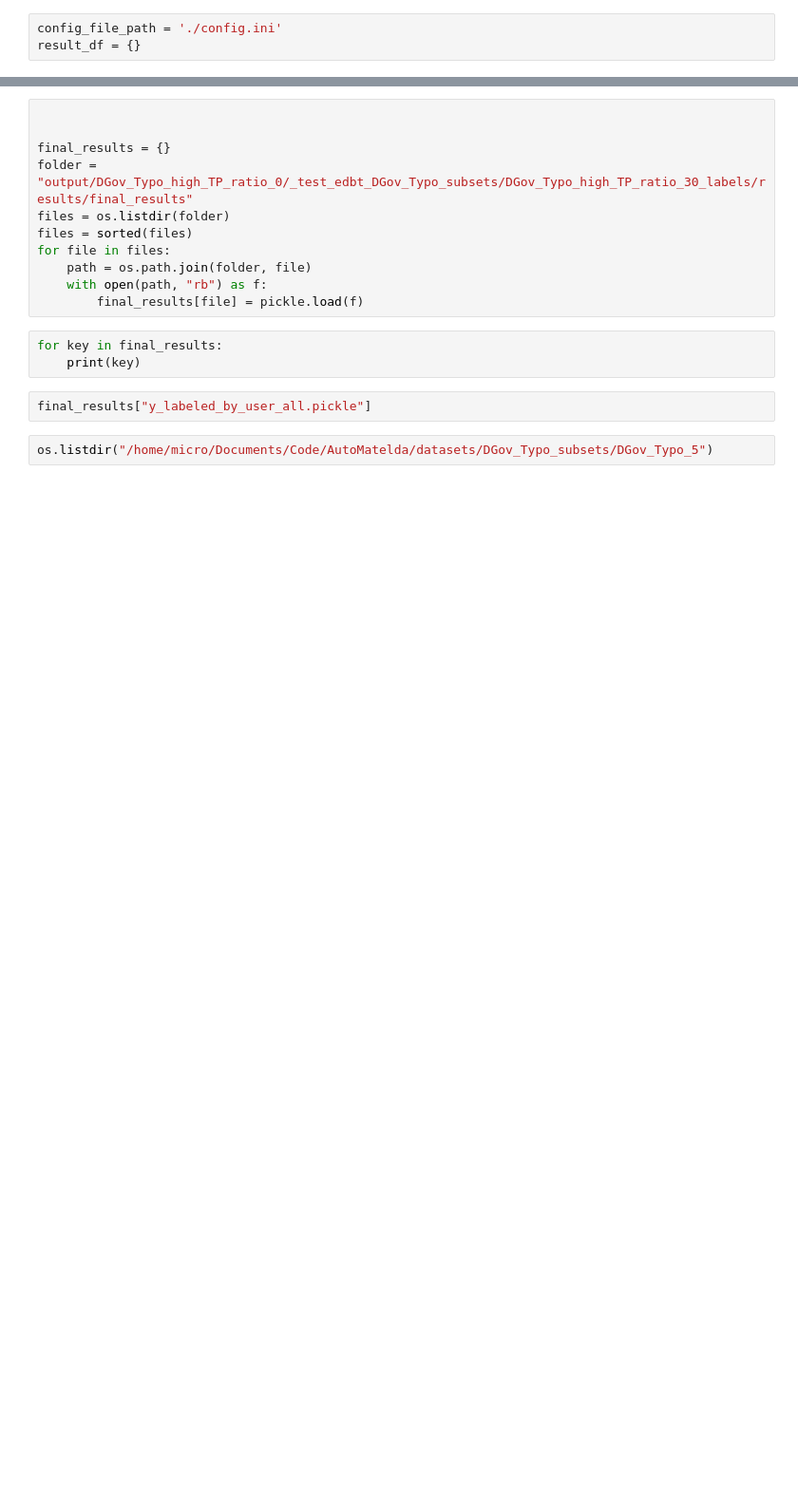
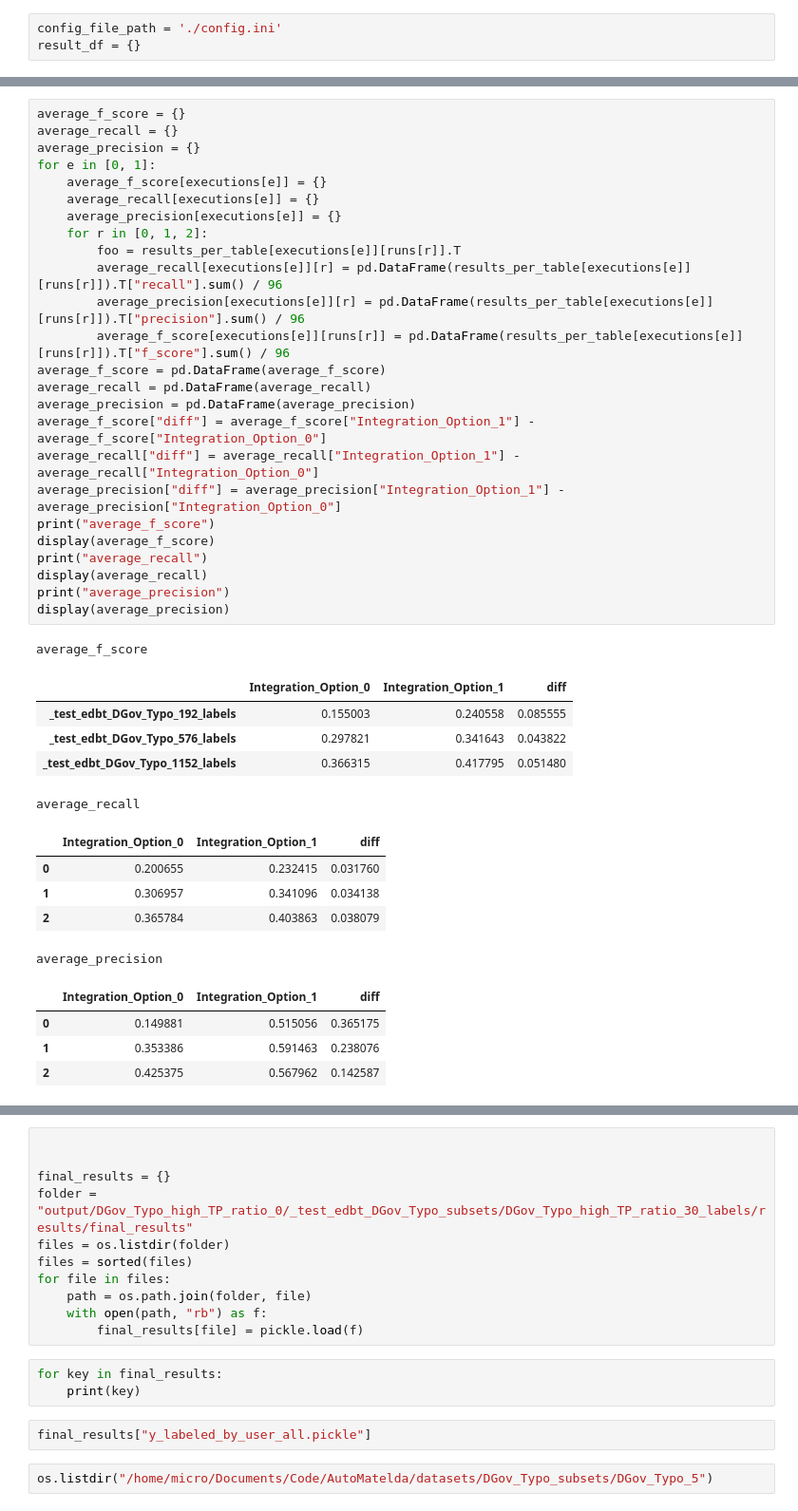
Before and after one commit to Lolaify/AutoMatelda, a Jupyter notebook: testing.ipynb, the cells around one changed output, grey strips where cells are left out. Shown at 95% size. Drawn from its saved outputs; the diff is of its cells as text; blank space fills up the shorter version.

```diff
--- a/testing.ipynb
+++ b/testing.ipynb
@@ -47 +57,42 @@ I need at least 2 labeled cells per table group to work at all and at least 2 *
+# %%
+average_f_score = {}
+average_recall = {}
+average_precision = {}
+for e in [0, 1]:
+    average_f_score[executions[e]] = {}
+    average_recall[executions[e]] = {}
+    average_precision[executions[e]] = {}
+    for r in [0, 1, 2]:
+        foo = results_per_table[executions[e]][runs[r]].T
+        average_recall[executions[e]][r] = pd.DataFrame(results_per_table[executions[e]][runs[r]]).T["recall"].sum() / 96
+        average_precision[executions[e]][r] = pd.DataFrame(results_per_table[executions[e]][runs[r]]).T["precision"].sum() / 96
+        average_f_score[executions[e]][runs[r]] = pd.DataFrame(results_per_table[executions[e]][runs[r]]).T["f_score"].sum() / 96
+average_f_score = pd.DataFrame(average_f_score)
+average_recall = pd.DataFrame(average_recall)
+average_precision = pd.DataFrame(average_precision)
+average_f_score["diff"] = average_f_score["Integration_Option_1"] - average_f_score["Integration_Option_0"]
+average_recall["diff"] = average_recall["Integration_Option_1"] - average_recall["Integration_Option_0"]
+average_precision["diff"] = average_precision["Integration_Option_1"] - average_precision["Integration_Option_0"]
+print("average_f_score")
+display(average_f_score)
+print("average_recall")
+display(average_recall)
+print("average_precision")
+display(average_precision)
+# %% [output]
+average_f_score
+|  | Integration_Option_0 | Integration_Option_1 | diff |
+| _test_edbt_DGov_Typo_192_labels | 0.155003 | 0.240558 | 0.085555 |
+| _test_edbt_DGov_Typo_576_labels | 0.297821 | 0.341643 | 0.043822 |
+| _test_edbt_DGov_Typo_1152_labels | 0.366315 | 0.417795 | 0.051480 |
+average_recall
+|  | Integration_Option_0 | Integration_Option_1 | diff |
+| 0 | 0.200655 | 0.232415 | 0.031760 |
+| 1 | 0.306957 | 0.341096 | 0.034138 |
+| 2 | 0.365784 | 0.403863 | 0.038079 |
+average_precision
+|  | Integration_Option_0 | Integration_Option_1 | diff |
+| 0 | 0.149881 | 0.515056 | 0.365175 |
+| 1 | 0.353386 | 0.591463 | 0.238076 |
+| 2 | 0.425375 | 0.567962 | 0.142587 |
 # %%
```
Also changed, not shown: parts of 12 cells of this notebook, 1 other file.
